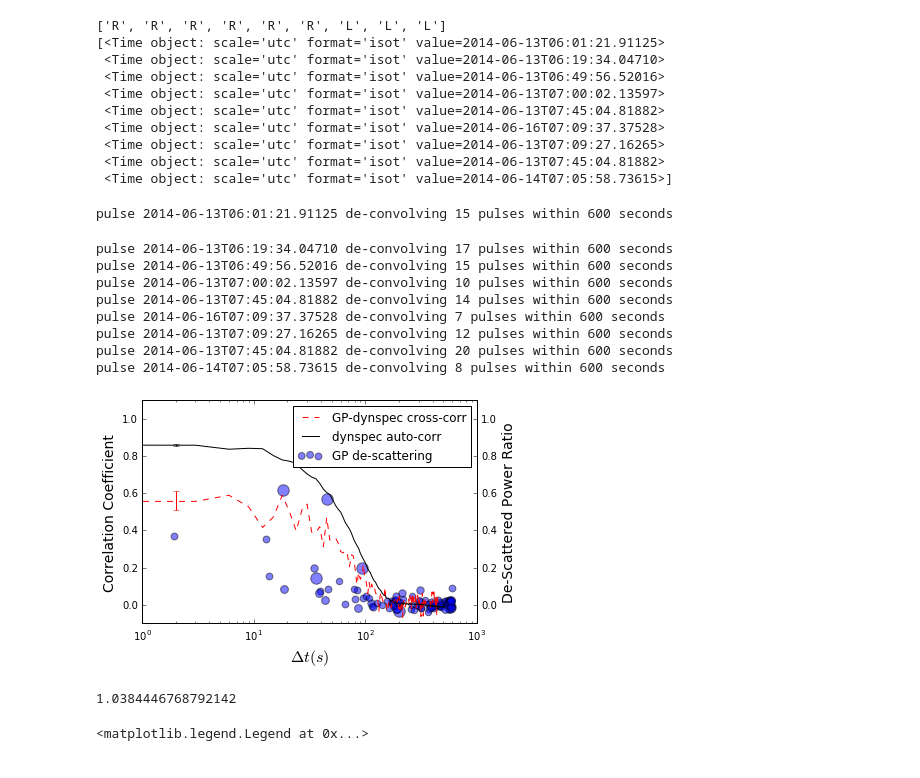
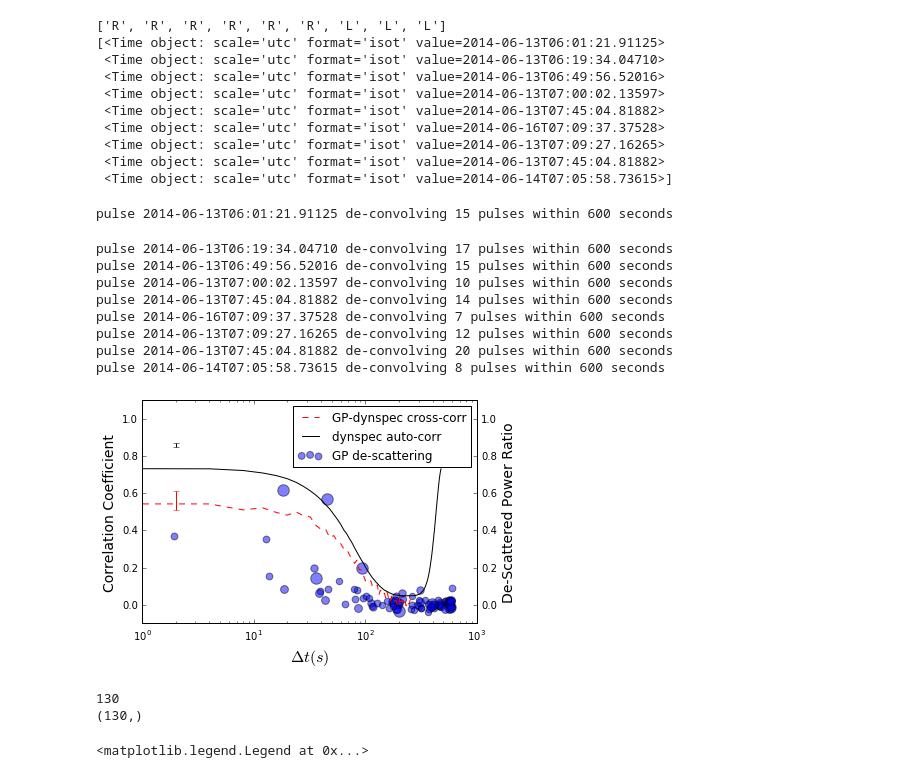
Before and after one commit to ramain/scint_analysis, a Jupyter notebook: b1957_GPs/B1957coherent.ipynb, the cells around one changed output. Cells and saved outputs as stored; diff of their text form; code cells hidden in the pictures.

Commit message:
Still no Corr -> 1?

```diff
--- a/b1957_GPs/B1957coherent.ipynb
+++ b/b1957_GPs/B1957coherent.ipynb
@@ -633,7 +592,7 @@ Use this to find part in dynamic spectrum where giant pulse arrives
 #t_gp = Time('2014-06-13T06:01:21.91125', precision=5)
 t_gp = Time('2014-06-13T07:00:02.13597', precision=5)
 
-t0 = Time('2014-06-13T06:57:10.73000')
+t0 = Time('2014-06-13T06:57:10.73000') + 14*4*u.s
 
 dT = t_gp.unix - t0.unix
 Tbin = int(dT // 4)
@@ -686,7 +645,7 @@ REQUIRES PREVIOUS STEPS ON DYNSPEC TO GET tdyncorr, dyncorr_cal
 FIGURE 4 IN PAPER
 """
 
-N = 300
+N = 130
 ccarray = np.zeros(N)
 tgpcorr = []
 dyn_comp = np.array(dyn_signal)
@@ -700,7 +659,7 @@ for i in range(-N//2, N//2):
                     (np.std(dyn_comp[Tbin+i])**2.0 - np.std(dyn_noise[Tbin+i])**2.0))
 
     ccarray[j] = nom / denom
-    tgpcorr.append(i*3)
+    tgpcorr.append(i*4)
     j+=1
 
 plt.plot(tgpcorr, ccarray, 'r', label='GP-dynspec cross-corr')
@@ -721,7 +680,7 @@ def tcorr_loop(corr, n):
     for i in range(len(corr)):
         if corr[i]/corr[0] < cut:
             break
-    return i*3
+    return i*4
 
 cc_cut = ccarray[N//2:]
 yerror = 0.05
@@ -1020,40 +912,42 @@ for j in range(len(Tphase)):
             #plt.scatter(td1, np.sqrt(1+(SNphase[j]/np.sqrt(fchan))**-2.0)*(pr1-0.1), s=SNphase[j], alpha=0.5)
             #plt.errorbar(td1, pr1-0.1, yerr=ds_errfunc(SN2), ecolor='b', fmt='none')
 
-plt.plot(tgpcorr[len(tgpcorr)//2:], ccarray[150:], 'r--', label='GP-dynspec cross-corr')
+plt.plot(tgpcorr[len(tgpcorr)//2:], ccarray[65:], 'r--', label='GP-dynspec cross-corr')
 #plt.errorbar(tgpcorr[N//2:], cc_cut, yerr = 0.05, fmt='--', color='r', ecolor='r', label='GP-dynspec cross-corr')
-plt.plot(tdyncorr, dynclean, 'k', label='dynspec auto-corr')
+plt.plot(tdyncorr, dyncorr, 'k', label='dynspec auto-corr')
 plt.xlim(1,600)
 plt.ylim(-0.1,1.1)
 ax2 = ax1.twinx()
 ax2.set_ylim(-0.1,1.1)
 ax1.set_xlabel(r'$\Delta t (s)$', fontsize=16)
 ax1.set_ylabel('Correlation Coefficient', fontsize=14)
 ax2.set_ylabel('De-Scattered Power Ratio', fontsize=14)
 
 plt.xscale('log')
 ax1.legend()
 
 ax1.errorbar(2, 0.56,yerr=0.05, color='r', ecolor='r')
 ax1.errorbar(2, 0.86,yerr=dynerr, color='k', ecolor='k')
 
 if figures:
     plt.savefig('{0}/AllCorr.pdf'.format(figdir), dpi=500)
 # %% [output]
 pulse 2014-06-13T06:01:21.91125 de-convolving 15 pulses within 600 seconds
 pulse 2014-06-13T06:19:34.04710 de-convolving 17 pulses within 600 seconds
 pulse 2014-06-13T06:49:56.52016 de-convolving 15 pulses within 600 seconds
 pulse 2014-06-13T07:00:02.13597 de-convolving 10 pulses within 600 seconds
 pulse 2014-06-13T07:45:04.81882 de-convolving 14 pulses within 600 seconds
 pulse 2014-06-16T07:09:37.37528 de-convolving 7 pulses within 600 seconds
 pulse 2014-06-13T07:09:27.16265 de-convolving 12 pulses within 600 seconds
 pulse 2014-06-13T07:45:04.81882 de-convolving 20 pulses within 600 seconds
 pulse 2014-06-14T07:05:58.73615 de-convolving 8 pulses within 600 seconds
-[figure, old version]
+[figure, new version]
-# %%
-np.sqrt(1 + (140/np.sqrt(512*3))**(-2.0))
-# %% [output]
-1.0384446768792142
+# %%
+print len(tgpcorr)
+print ccarray.shape
+# %% [output]
+130
+(130,)
 # %%
 """
 Work with our best pulse pair
```
Also changed, not shown: parts of 8 cells of this notebook.
